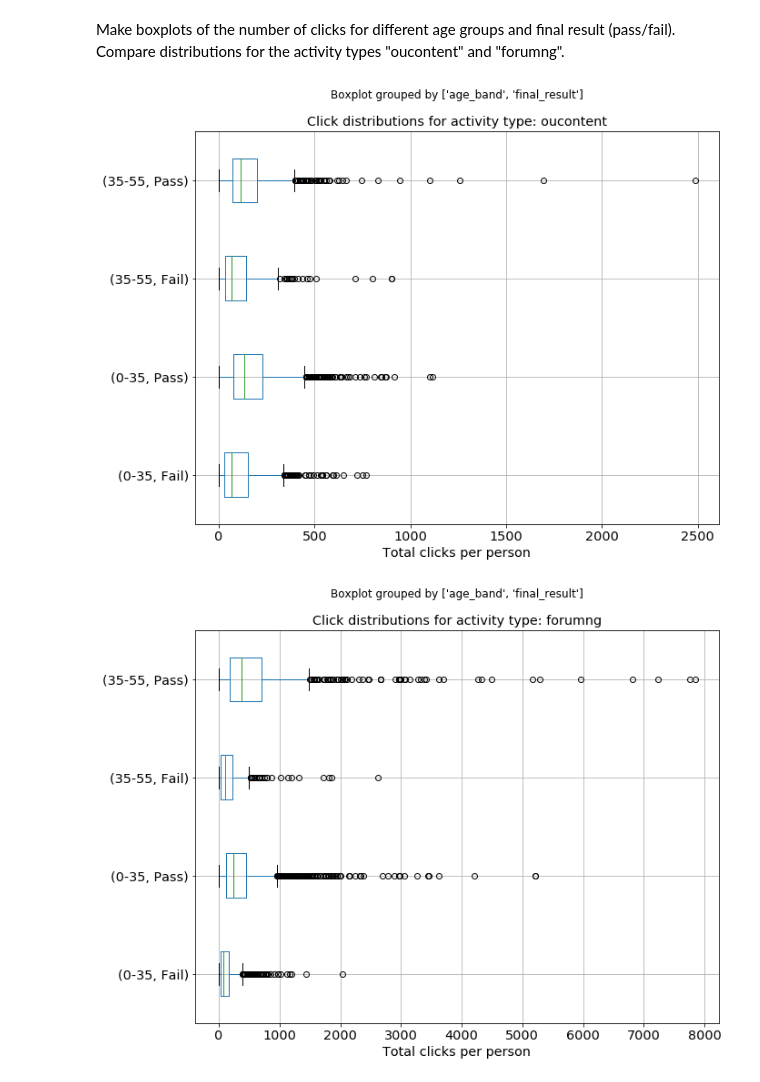
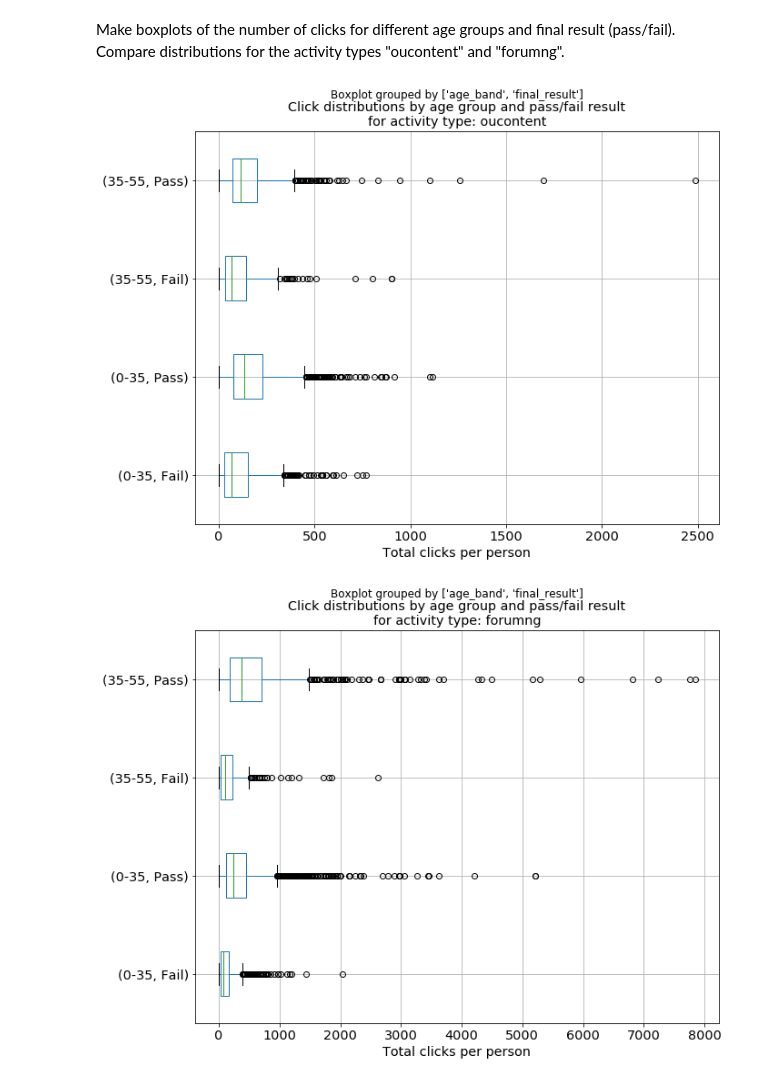
Before and after one commit to michaeljshu/data-inc-sp2018, a Jupyter notebook: Project Plot 2.ipynb, the cells around one changed output. Cells and saved outputs as stored; diff of their text form; code cells hidden in the pictures.

```diff
--- a/Project Plot 2.ipynb
+++ b/Project Plot 2.ipynb
@@ -205,16 +205,16 @@ Make boxplots of the number of clicks for different age groups and final result
 # %%
 activity_types = ['oucontent', 'forumng']
 ages = ['0-35', '35-55']
 
 n = len(activity_types)
 for i, activity in enumerate(activity_types):
     df_slice = activity_clicks[(activity_clicks['age_band'].isin(ages)) &
                                (activity_clicks['activity_type']==activity)]
     df_slice.boxplot('sum_click', by=['age_band', 'final_result'], vert=False)
     plt.xlabel('Total clicks per person')
-    plt.title('Click distributions for activity type: ' + activity)
+    plt.title('Click distributions by age group and pass/fail result\nfor activity type: ' + activity)
 
 plt.show()
 # %% [output]
-[figure, old version]
+[figure, new version]
-[figure, old version]
+[figure, new version]
```
